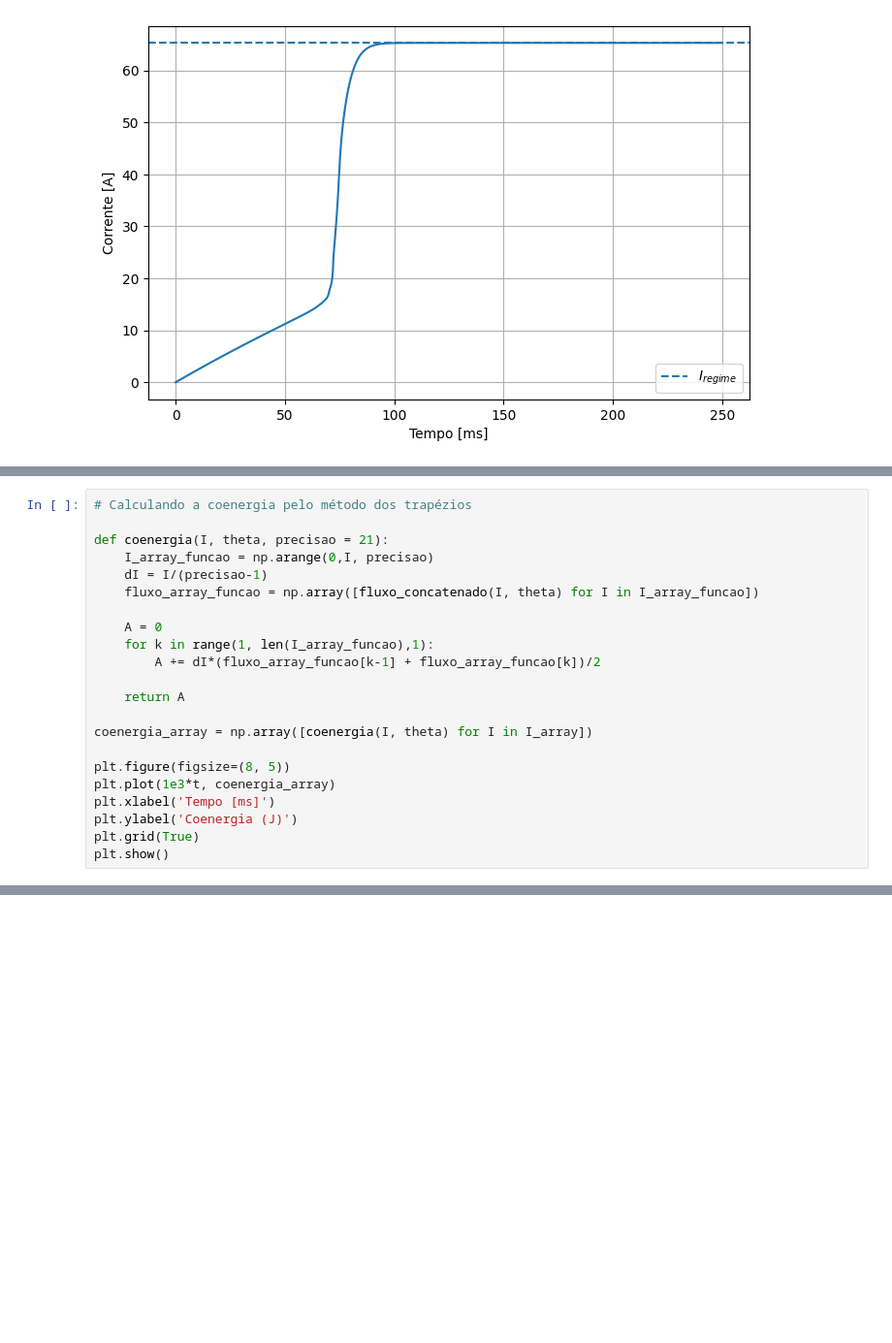
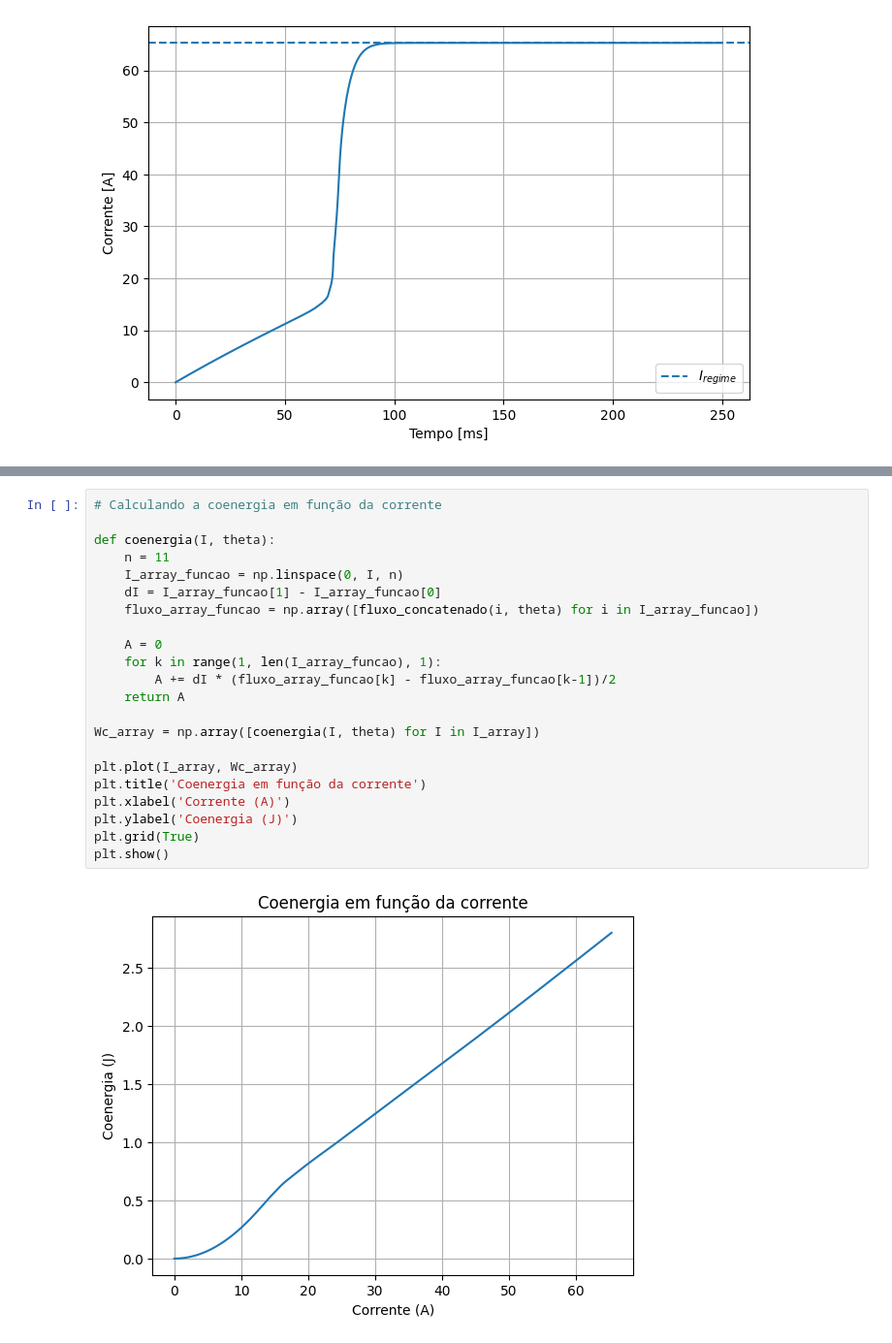
Before and after one commit to Tulio-Tav/Conversao_Eletromecanica, a Jupyter notebook: Projeto_de_conversao (1).ipynb, the cells around one changed output, grey strips where cells are left out. Shown at 97% size. Saved outputs shown, nothing was run; the diff lists cells and outputs as text; blank space fills up the shorter version.

```diff
--- a/Projeto_de_conversao (1).ipynb
+++ b/Projeto_de_conversao (1).ipynb
@@ -479,25 +479,3 @@ plt.title('Fluxo concatenado em função da corrente')
 plt.show()
 # %% [output]
 [figure]
-# %%
-# Calculando a coenergia pelo método dos trapézios
-
-def coenergia(I, theta, precisao = 21):
-    I_array_funcao = np.arange(0,I, precisao)
-    dI = I/(precisao-1)
-    fluxo_array_funcao = np.array([fluxo_concatenado(I, theta) for I in I_array_funcao])
-
-    A = 0
-    for k in range(1, len(I_array_funcao),1):
-        A += dI*(fluxo_array_funcao[k-1] + fluxo_array_funcao[k])/2
-
-    return A
-
-coenergia_array = np.array([coenergia(I, theta) for I in I_array])
-
-plt.figure(figsize=(8, 5))
-plt.plot(1e3*t, coenergia_array)
-plt.xlabel('Tempo [ms]')
-plt.ylabel('Coenergia (J)')
-plt.grid(True)
-plt.show()
@@ -526,0 +482,24 @@ Comentário: Faz sentido o torque ser negativo, pois ele surge de modo a minimiz
+# %%
+# Calculando a coenergia em função da corrente
+
+def coenergia(I, theta):
+    n = 11
+    I_array_funcao = np.linspace(0, I, n)
+    dI = I_array_funcao[1] - I_array_funcao[0]
+    fluxo_array_funcao = np.array([fluxo_concatenado(i, theta) for i in I_array_funcao])
+
+    A = 0
+    for k in range(1, len(I_array_funcao), 1):
+        A += dI * (fluxo_array_funcao[k] - fluxo_array_funcao[k-1])/2
+    return A
+
+Wc_array = np.array([coenergia(I, theta) for I in I_array])
+
+plt.plot(I_array, Wc_array)
+plt.title('Coenergia em função da corrente')
+plt.xlabel('Corrente (A)')
+plt.ylabel('Coenergia (J)')
+plt.grid(True)
+plt.show()
+# %% [output]
+[figure, added]
```
Also changed, not shown: parts of 6 cells of this notebook.
